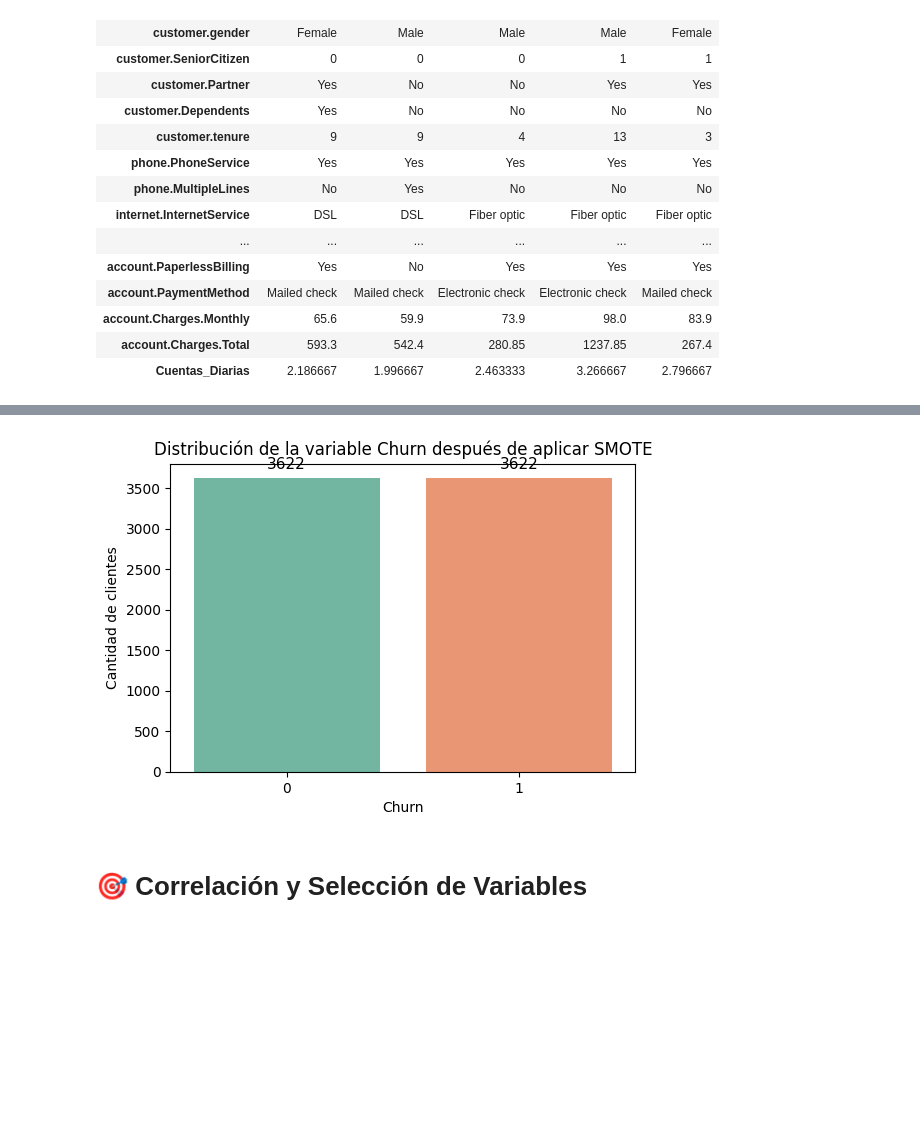
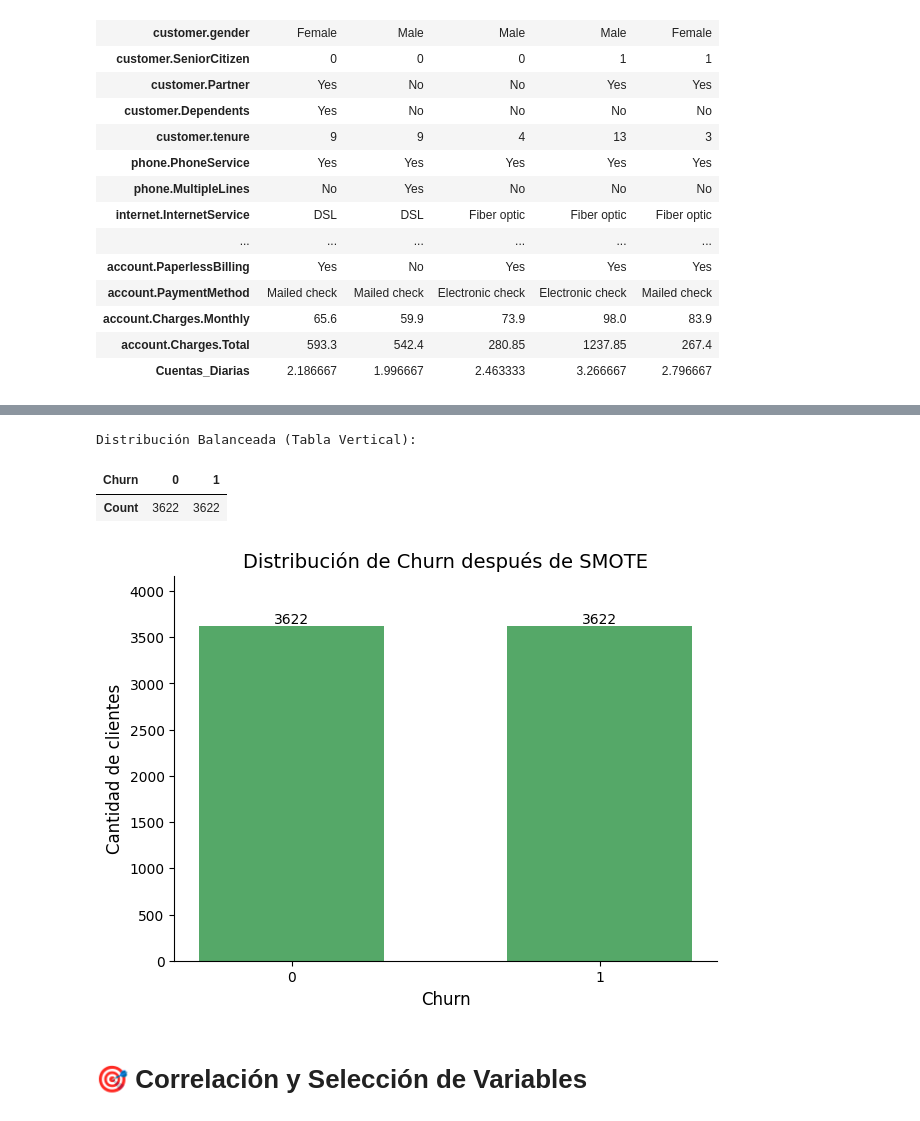
Before and after one commit to renzolea/Challenge-TelecomX_parte2_Latam, a Jupyter notebook: TelecomX_LATAM_2.ipynb, the cells around one changed output, grey strips where cells are left out. Cells and saved outputs as stored; diff of their text form; code cells hidden in the pictures; blank space fills up the shorter version.

```diff
--- a/TelecomX_LATAM_2.ipynb
+++ b/TelecomX_LATAM_2.ipynb
@@ -226,22 +328,45 @@ Name: count, dtype: int64
-# %%
-import seaborn as sns
-import matplotlib.pyplot as plt
-
-plt.figure(figsize=(6,4))
-sns.countplot(x=y_train_res, palette='Set2')
-plt.title("Distribución de la variable Churn después de aplicar SMOTE")
-plt.xlabel("Churn")
-plt.ylabel("Cantidad de clientes")
-
-for p in plt.gca().patches:
-    plt.gca().annotate(f'{int(p.get_height())}',
-                       (p.get_x() + p.get_width() / 2., p.get_height()),
-                       ha='center', va='center', fontsize=11, color='black', xytext=(0, 10),
-                       textcoords='offset points')
-
-plt.show()
-# %% [output]
-[figure, removed]
+# %%
+import matplotlib.pyplot as plt
+import pandas as pd
+import seaborn as sns
+
+# Calculate counts for the balanced data
+balanced_counts = y_train_res.value_counts()
+
+# Create a DataFrame for the counts to display as a vertical table
+balanced_counts_df = pd.DataFrame(balanced_counts).T
+balanced_counts_df.index = ['Count'] # Change index name for clarity
+
+print("Distribución Balanceada (Tabla Vertical):")
+display(balanced_counts_df)
+
+# Graficamos con plt.bar
+labels = balanced_counts.index.astype(str)
+counts = balanced_counts.values
+
+plt.figure(figsize=(7,5)) # Slightly larger figure
+bar_colors = ['#55a868', '#55a868'] # A different shade of green
+bars = plt.bar(labels, counts, color=bar_colors, width=0.6) # Adjust bar width
+
+plt.title("Distribución de Churn después de SMOTE", fontsize=14) # Changed title
+plt.xlabel("Churn", fontsize=12)
+plt.ylabel("Cantidad de clientes", fontsize=12)
+plt.ylim(0, max(counts) * 1.15) # Adjust y-axis limit
+
+# Add counts on top of the bars with a different style
+for bar in bars:
+    yval = bar.get_height()
+    plt.text(bar.get_x() + bar.get_width()/2.0, yval, int(yval), va='bottom', ha='center', color='black', fontsize=10) # Annotate on top
+
+# Remove plot border
+sns.despine()
+
+plt.show()
+# %% [output]
+Distribución Balanceada (Tabla Vertical):
+| Churn | 0 | 1 |
+| Count | 3622 | 3622 |
+[figure, added]
 # %% [markdown]
 # 🎯 Correlación y Selección de Variables
 # %% [markdown]
```
Also changed, not shown: parts of 29 cells of this notebook.
